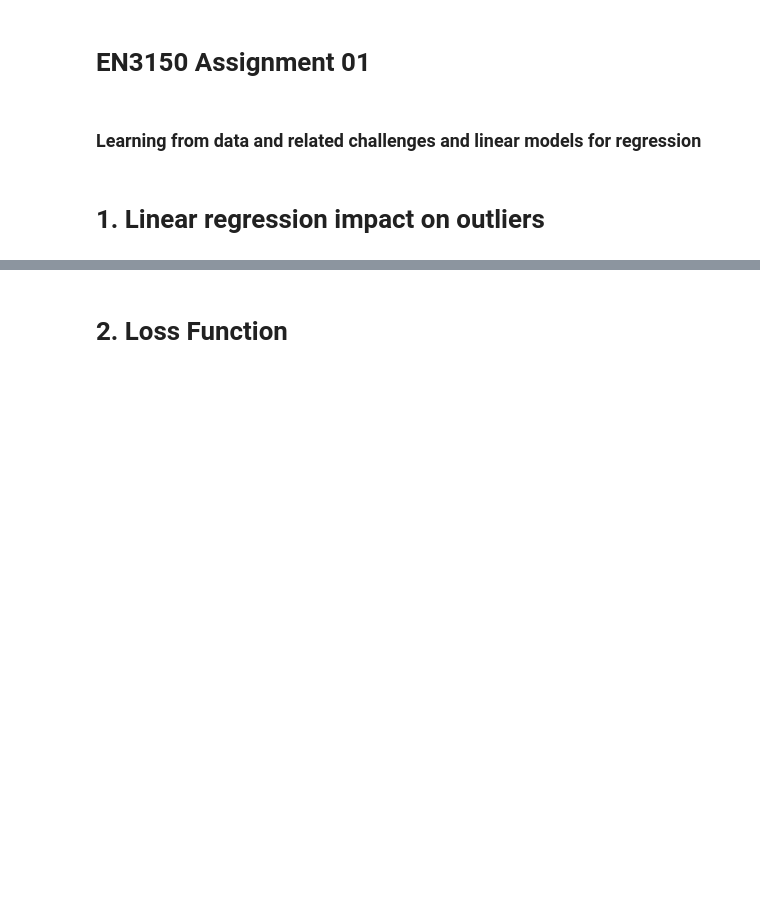
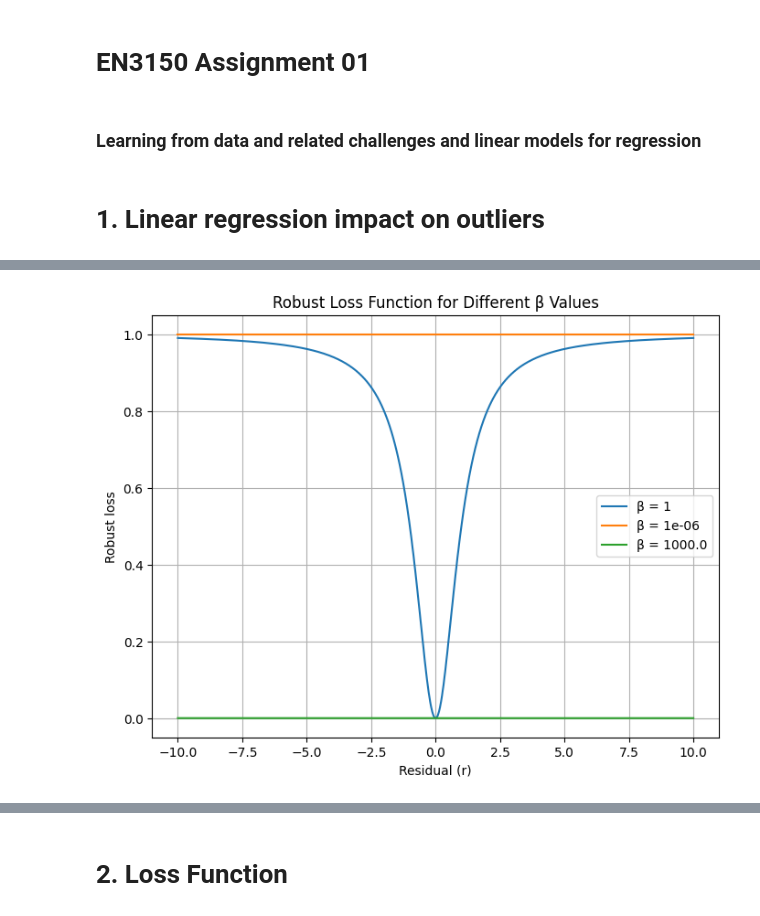
Before and after one commit to NadhaIrshad/In22-S5-EN3150---Pattern-Recognition, a Jupyter notebook: Assignment1.ipynb, the cells around one changed output, grey strips where cells are left out. Drawn from its saved outputs; the diff is of its cells as text; code cells hidden in the pictures; blank space fills up the shorter version.

```diff
--- a/Assignment1.ipynb
+++ b/Assignment1.ipynb
@@ -8,0 +148,24 @@
+# %%
+import numpy as np
+import matplotlib.pyplot as plt
+
+# Residual range
+r = np.linspace(-10, 10, )
+
+# Beta values to visualize
+beta_values = [1, 1e-6, 1e3]
+
+# Plot loss curves
+plt.figure(figsize=(8, 6))
+for beta in beta_values:
+    loss = (r**2) / (r**2 + beta**2)
+    plt.plot(r, loss, label=f"β = {beta}")
+
+plt.xlabel("Residual (r)")
+plt.ylabel("Robust loss")
+plt.title("Robust Loss Function for Different β Values")
+plt.grid(True)
+plt.legend()
+plt.show()
+# %% [output]
+[figure, added]
```
Also changed, not shown: parts of 19 cells of this notebook.
